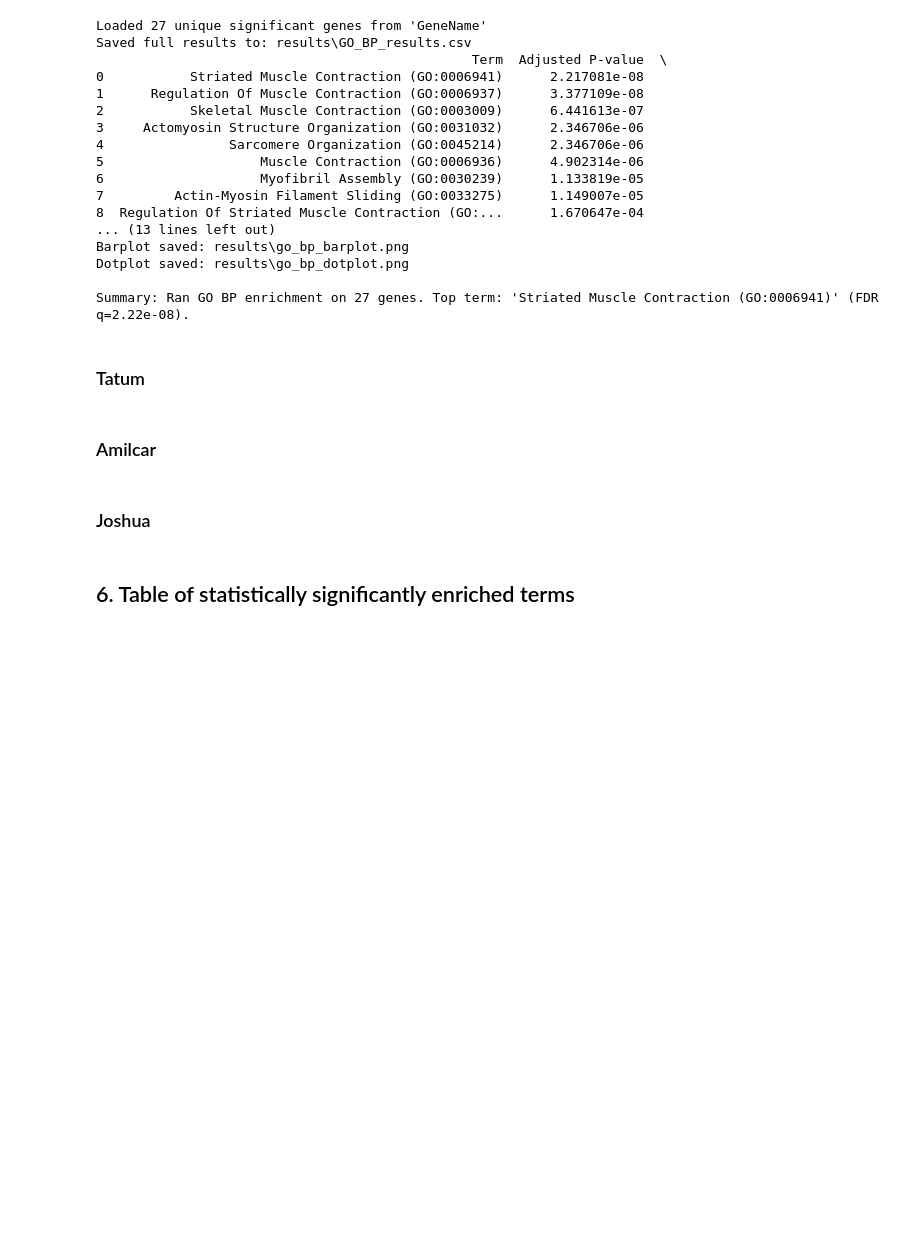
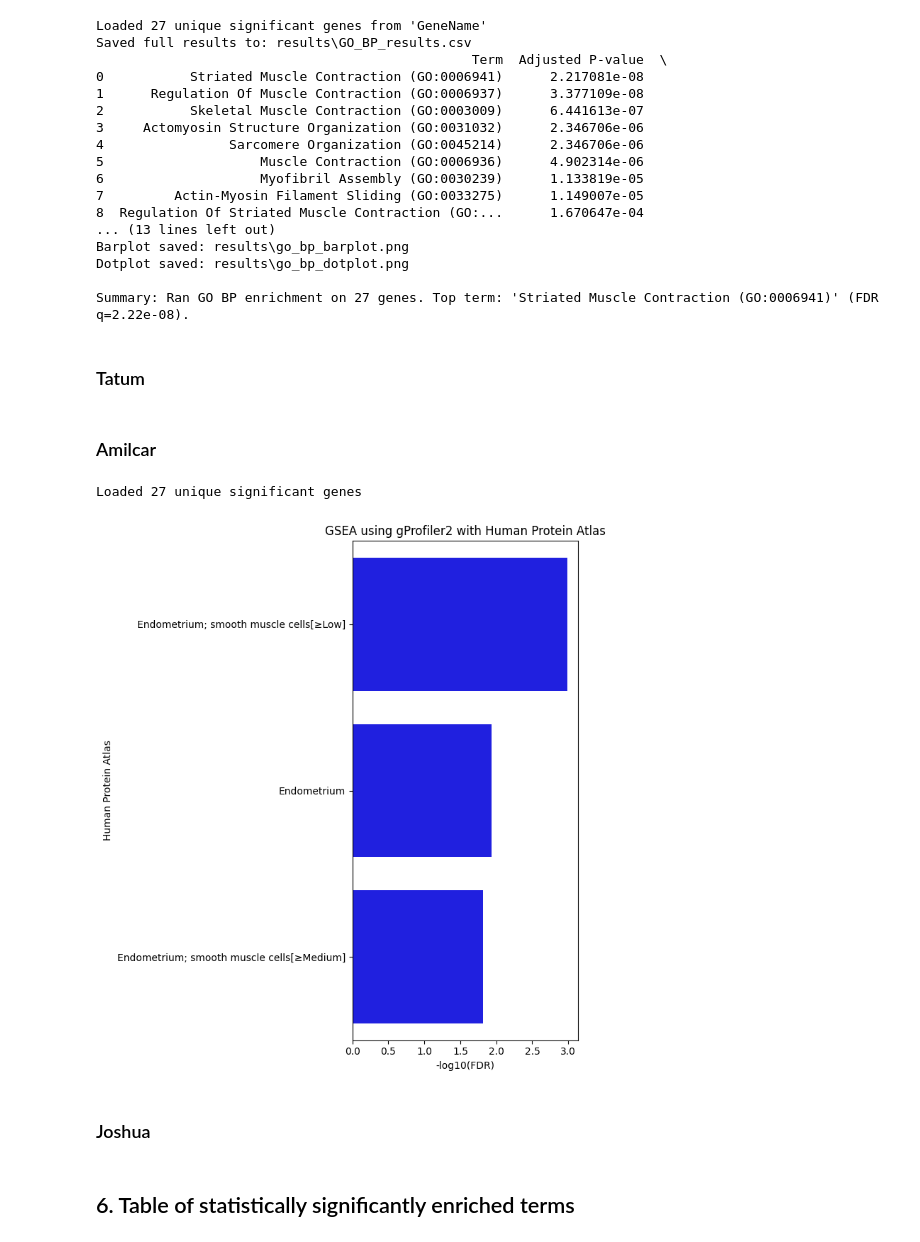
Before and after one commit to danielgeorge922/cgs4144_project, a Jupyter notebook: 02_data_exploration.ipynb, the cells around one changed output. Cells and saved outputs as stored; diff of their text form; code cells hidden in the pictures; blank space fills up the shorter version.

Commit message:
Added gProfiler2 with HPA code

```diff
--- a/02_data_exploration.ipynb
+++ b/02_data_exploration.ipynb
@@ -464,6 +464,57 @@ Summary: Ran GO BP enrichment on 27 genes. Top term: 'Striated Muscle Contractio
 ### Tatum
 # %% [markdown]
 ### Amilcar
+# %%
+# Method: gProfiler2
+# Ontology: Human Protein Atlas (HPA)
+
+import numpy as np
+import pandas as pd
+from gprofiler import GProfiler
+import matplotlib.pyplot as plt
+import seaborn as sns
+
+# Load genes
+in_path = "data/significant_genes.csv"
+df = pd.read_csv(in_path)
+
+gene_col_candidates = [c for c in ["GeneName", "Gene", "gene", "symbol", "Symbol"] if c in df.columns]
+gene_col = gene_col_candidates[0]
+
+gene_list = df[gene_col].astype(str).str.strip().dropna().str.upper().tolist()
+gene_list = sorted(set(gene_list))
+print(f"Loaded {len(gene_list)} unique significant genes")
+
+# Run gProfiler2 with HPA
+gp = GProfiler(return_dataframe=True)
+
+enr_results = gp.profile(
+    organism = 'hsapiens',
+    query = gene_list,
+    sources = ['HPA'],   # Human Protein Atlas
+)
+
+# Filter by FDR < 0.05
+sig_results = enr_results[enr_results['p_value'] < 0.05]
+
+# Table Results
+top_terms = sig_results.sort_values("p_value").head(15)
+
+plt.figure(figsize=(7,8))
+sns.barplot(
+    data = top_terms,
+    y = 'name',
+    x = -top_terms['p_value'].apply(lambda p: np.log10(p)),
+    color = 'blue'
+)
+plt.xlabel('-log10(FDR)')
+plt.ylabel('Human Protein Atlas')
+plt.title('GSEA using gProfiler2 with Human Protein Atlas')
+plt.tight_layout()
+plt.show()
+# %% [output]
+Loaded 27 unique significant genes
+[figure, added]
 # %% [markdown]
 ### Joshua
 # %%
```
